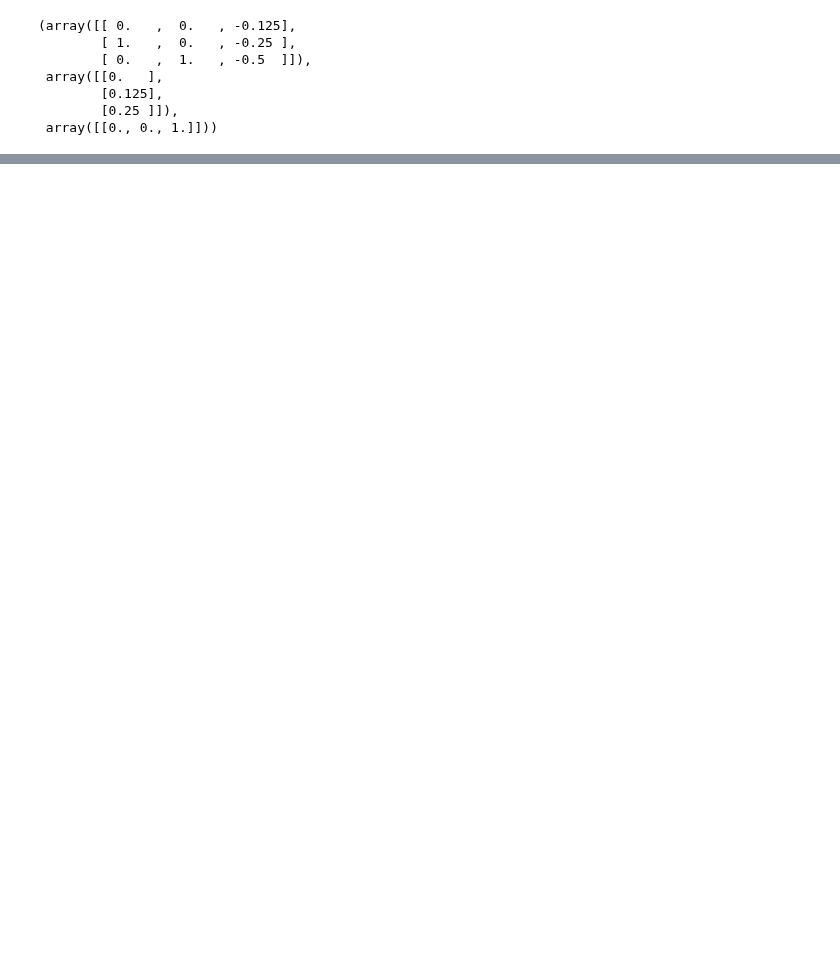
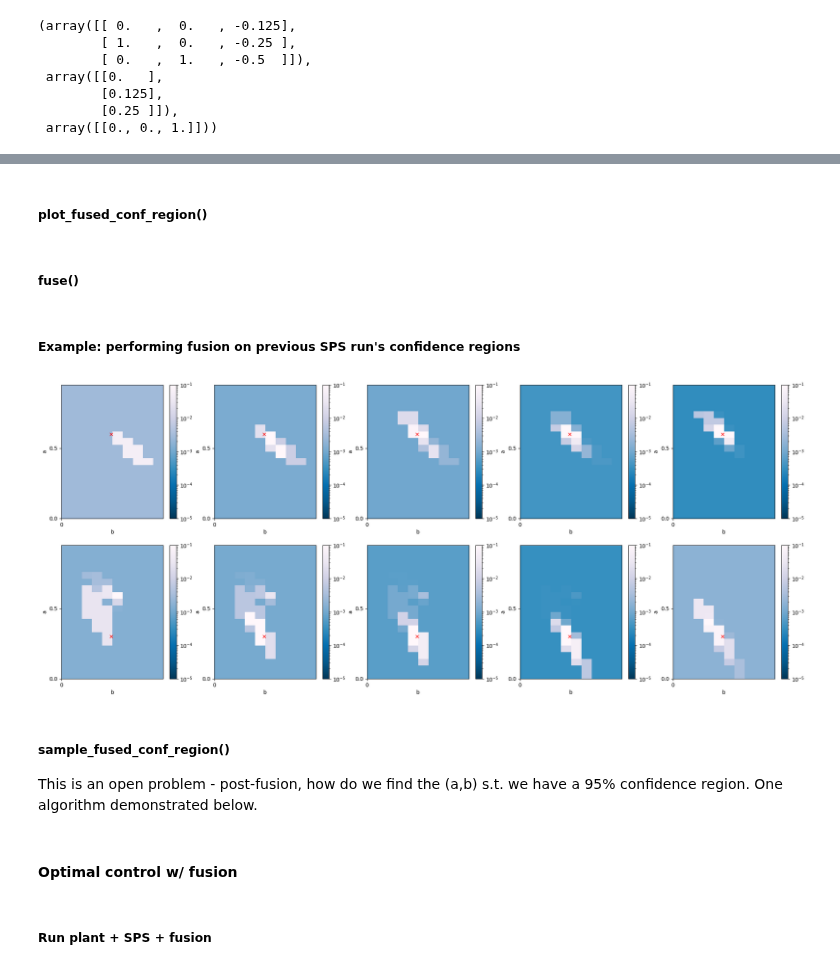
Before and after one commit to Muckthebuck/Learning-Dynamic-Systems, a Jupyter notebook: optimal_controller/optimal_controls.ipynb, the cells around one changed output, grey strips where cells are left out. Cells and saved outputs as stored; diff of their text form; code cells hidden in the pictures; blank space fills up the shorter version.

```diff
--- a/optimal_controller/optimal_controls.ipynb
+++ b/optimal_controller/optimal_controls.ipynb
@@ -290,3 +216,0 @@ for i in range(10000):
-# %%
-for i in range(10000):
-    K, _ = dlqr_custom(A,B,Q,R,tol=1e-6)
@@ -502,0 +429,2 @@ for idx in range(1,n_plots):
+# %% [markdown]
+ ##### plot_fused_conf_region()
@@ -502,0 +452,51 @@ for idx in range(1,n_plots):
+# %% [markdown]
+##### fuse()
+# %%
+def fuse(new_info, prior, forget=0):
+    # https://en.wikipedia.org/wiki/Recursive_Bayesian_estimation#Model
+    #  - not sure how to theoretically justify the forgetting factor part
+
+    # forget: forgetting factor such that
+    #   1 = disregard all past data
+    #   0 = assume past data is always relevant (no change in plant over time)
+
+    n_a = prior.shape[0]
+    n_b = prior.shape[1]
+    modified_prior = cp.mean(prior) * cp.ones(prior.shape) * forget + prior * (1-forget)
+    posterior = cp.multiply(modified_prior, new_info) # Hadamard product
+    posterior /= cp.sum(cp.abs(posterior)) # normalisation
+    posterior = cp.maximum(1e-8, posterior) # to avoid floating point error, this is the new "zero" value
+    return posterior
+# %% [markdown]
+##### Example: performing fusion on previous SPS run's confidence regions
+# %%
+# ~~~~~~~~~~ generalised fusion
+
+# set up the grid of plots
+n_plots = 10
+n_cols = 5
+n_rows = int(cp.ceil(n_plots / n_cols))
+fig, axes = plt.subplots(n_rows, n_cols, figsize=(n_cols * 5, n_rows * 5))
+axes = axes.flatten()
+
+# initial confidence region comes from the first SPS run
+prior_0 = construct_p_matrix(points_in_conf_region_vals[0], a_values, b_values, p=1-q/m)
+plot_fused_conf_region(prior_0, fig, axes[0], a_values, b_values, true_a=a_vals[0], true_b=0.22)
+
+# calculate and plot the fused confidence regions from each SPS run
+for idx in range(1,n_plots):
+    if idx == 1:
+        prior = prior_0
+    else:
+        # posterior from last iteration is this iteration's prior
+        prior = posterior
+
+    # fuse the new info with the prior
+    new_info = construct_p_matrix(points_in_conf_region_vals[idx], a_values, b_values, p=1-q/m)
+    posterior = fuse(new_info, prior, forget=0.5)
+    plot_fused_conf_region(posterior, fig, axes[idx], a_values, b_values, true_a=a_vals[idx], true_b=0.22)
+# %% [output]
+[figure, added]
+# %% [markdown]
+##### sample_fused_conf_region()
+This is an open problem - post-fusion, how do we find the (a,b) s.t. we have a 95% confidence region. One algorithm demonstrated below.
@@ -502,0 +579,4 @@ for idx in range(1,n_plots):
+# %% [markdown]
+#### Optimal control w/ fusion
+# %% [markdown]
+##### Run plant + SPS + fusion
```
Also changed, not shown: parts of 58 cells of this notebook, 3 other files.
